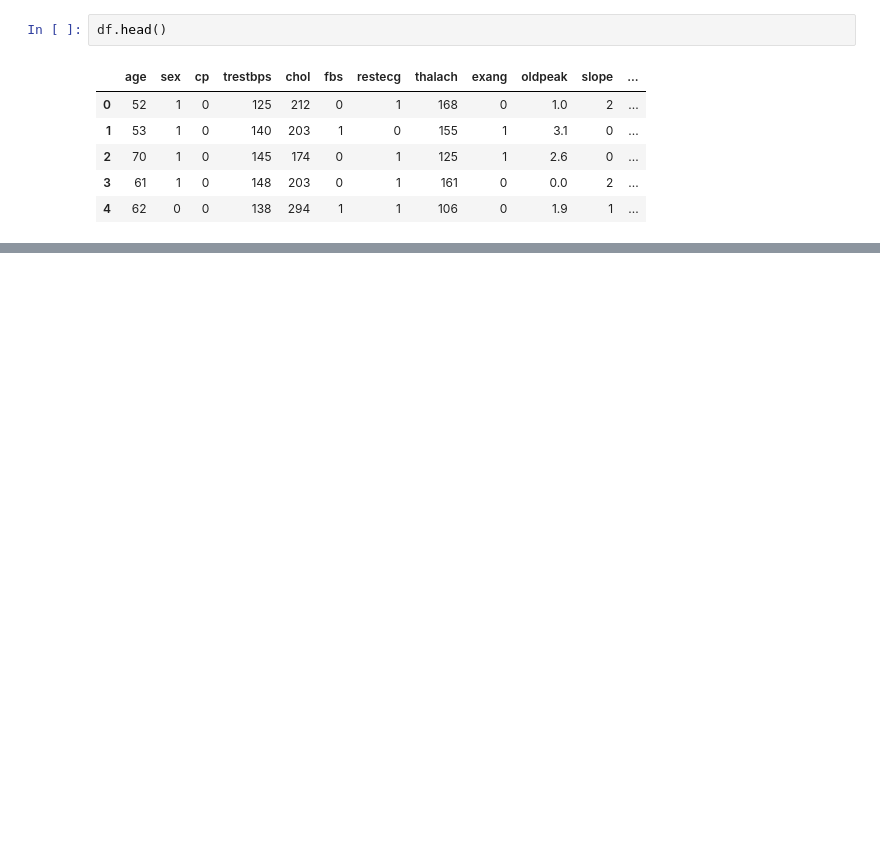
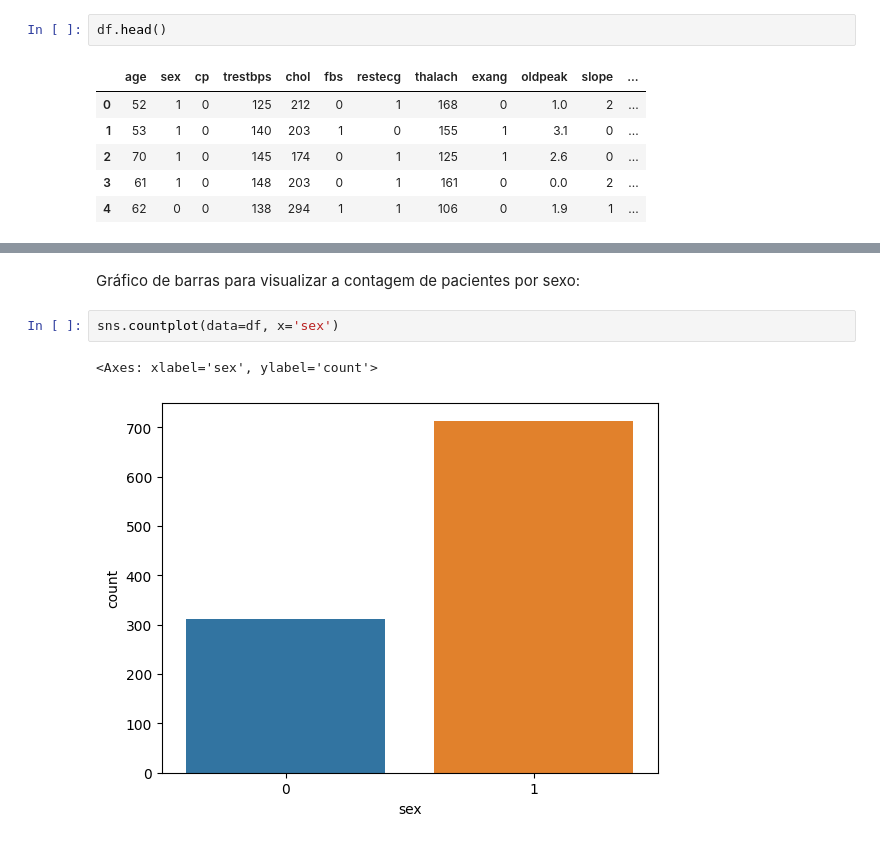
Before and after one commit to digitalopentech/mvppucsaude, a Jupyter notebook: MVP_PUC_LeonardoNunes.ipynb, the cells around one changed output, grey strips where cells are left out. Saved outputs shown, nothing was run; the diff lists cells and outputs as text; blank space fills up the shorter version.

```diff
--- a/MVP_PUC_LeonardoNunes.ipynb
+++ b/MVP_PUC_LeonardoNunes.ipynb
@@ -315,0 +128,7 @@ F1-Score: 0.9852216748768473
+# %% [markdown]
+Gráfico de barras para visualizar a contagem de pacientes por sexo:
+# %%
+sns.countplot(data=df, x='sex')
+# %% [output]
+<Axes: xlabel='sex', ylabel='count'>
+[figure, added]
```
Also changed, not shown: parts of 86 cells of this notebook.
